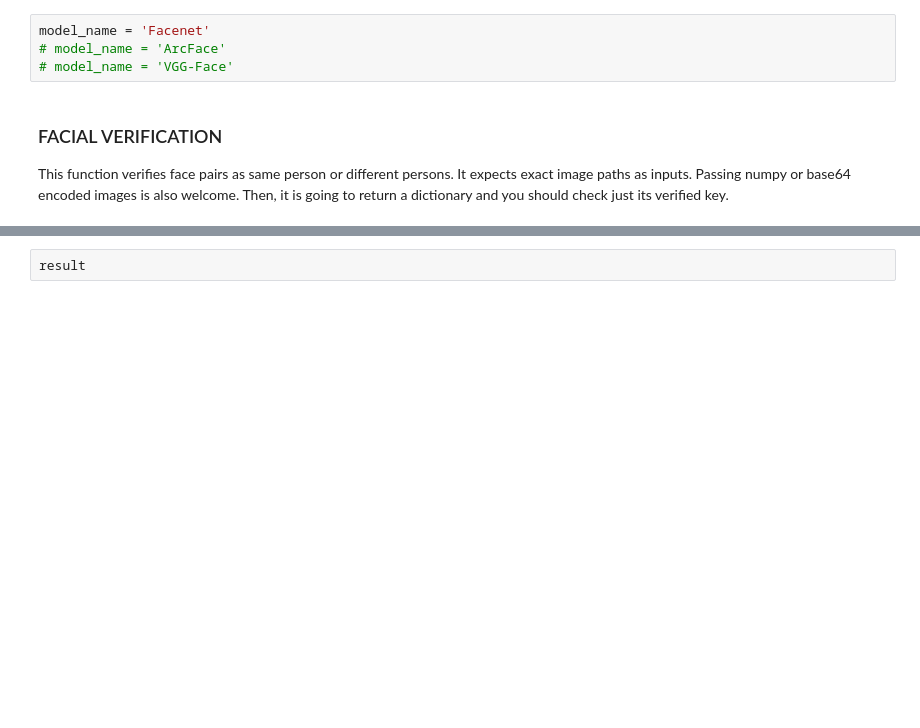
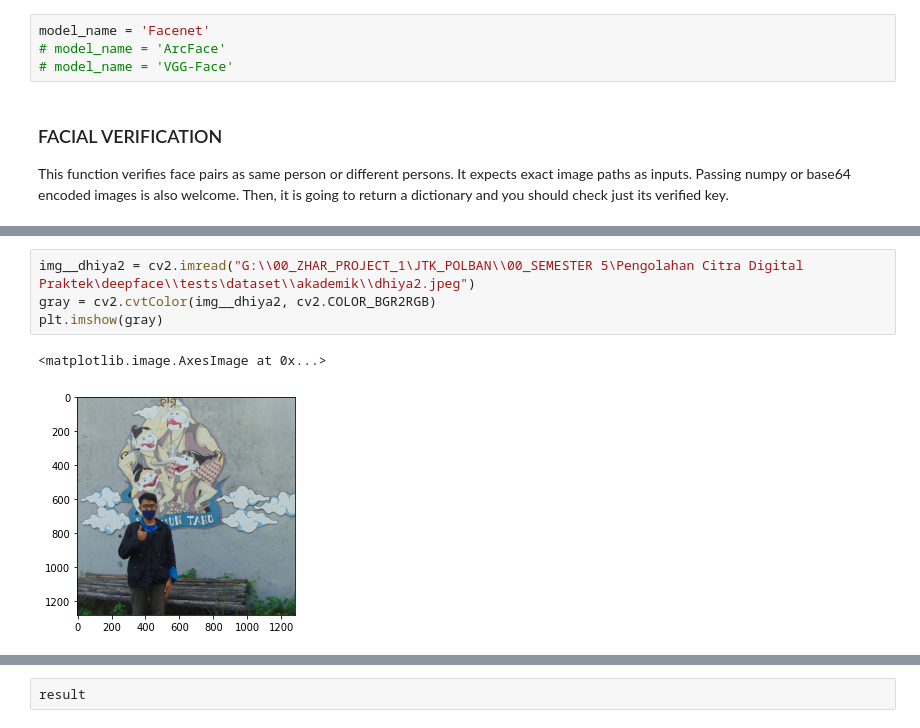
Before and after one commit to zharmedia386/deepface, a Jupyter notebook: DeepFace.ipynb, the cells around one changed output, grey strips where cells are left out. Drawn from its saved outputs; the diff is of its cells as text; blank space fills up the shorter version.

```diff
--- a/DeepFace.ipynb
+++ b/DeepFace.ipynb
@@ -51,0 +40,7 @@ This function verifies face pairs as same person or different persons. It expect
+# %%
+img__dhiya2 = cv2.imread("G:\\00_ZHAR_PROJECT_1\JTK_POLBAN\\00_SEMESTER 5\Pengolahan Citra Digital Praktek\deepface\\tests\dataset\\akademik\\dhiya2.jpeg")
+gray = cv2.cvtColor(img__dhiya2, cv2.COLOR_BGR2RGB)
+plt.imshow(gray)
+# %% [output]
+<matplotlib.image.AxesImage at 0x...>
+[figure, added]
```
Also changed, not shown: parts of 31 cells of this notebook, 44 other files.
